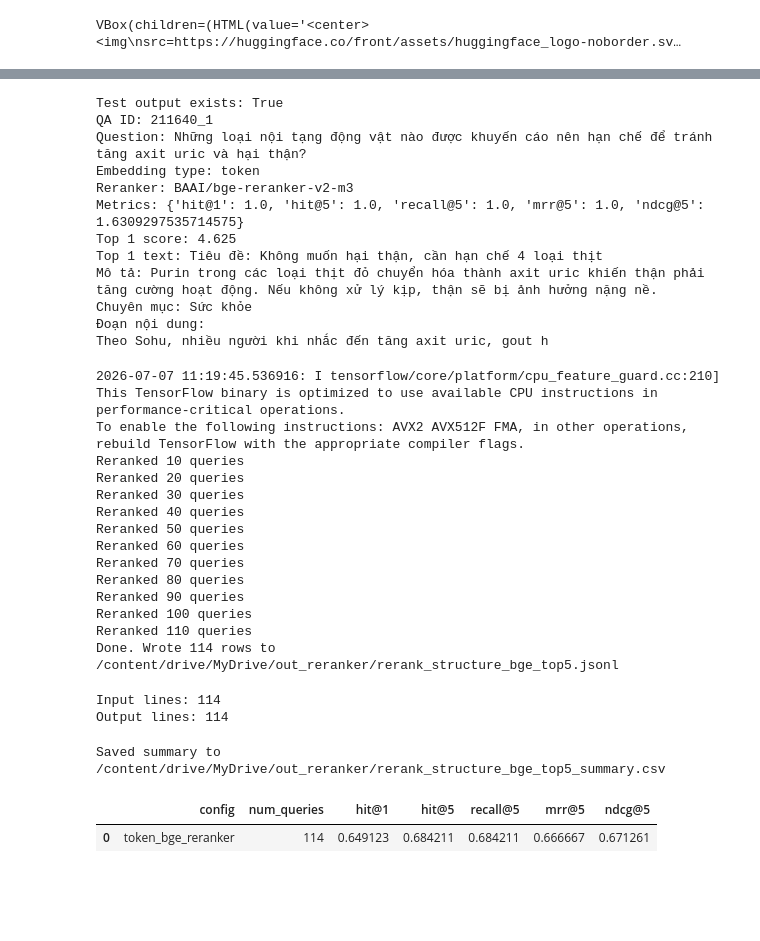
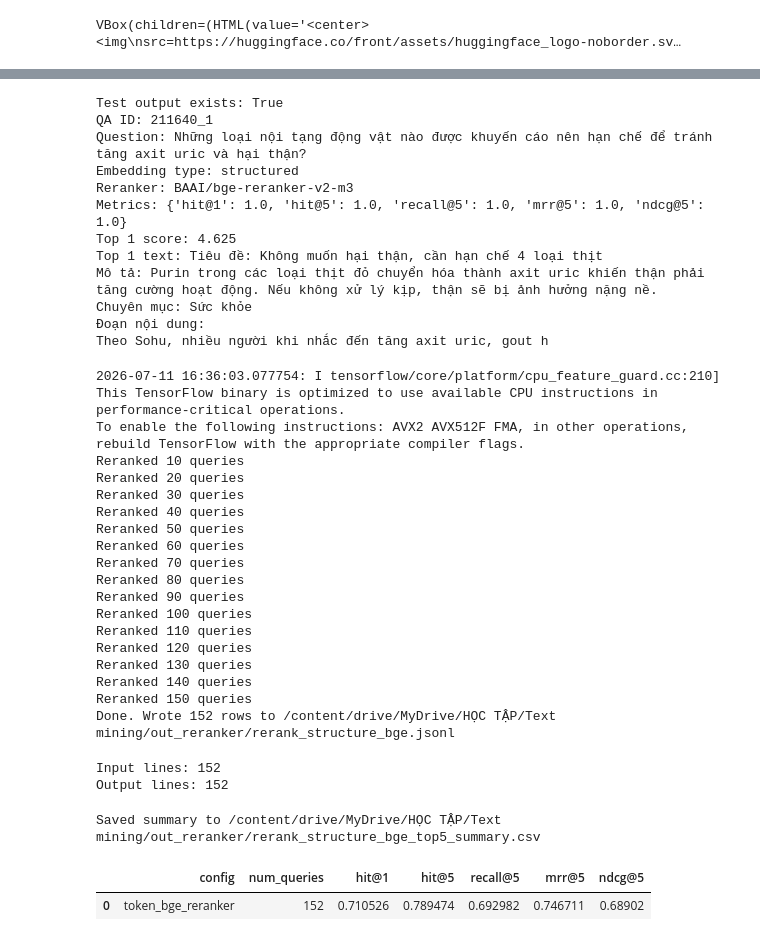
Before and after one commit to TiiAyyLuvBear/Text-Mining---RAG-on-News, a Jupyter notebook: src/re-ranker/BGE_STRUCTURE/Re_ranker_structrure.ipynb, the cells around one changed output, grey strips where cells are left out. Saved outputs shown, nothing was run; the diff lists cells and outputs as text; code cells hidden in the pictures; blank space fills up the shorter version.

Commit message:
update đủ các file của bge structure và bge token

```diff
--- a/src/re-ranker/BGE_STRUCTURE/Re_ranker_structrure.ipynb
+++ b/src/re-ranker/BGE_STRUCTURE/Re_ranker_structrure.ipynb
@@ -66,7 +66,7 @@ FlagEmbedding installed: True
 # %%
 from pathlib import Path
 
-input_path = Path("/content/drive/MyDrive/out_embedding/per_query_structured.jsonl")
+input_path = Path("/content/drive/MyDrive/HỌC TẬP/Text mining/out_embedding/per_query_structured.jsonl")
 
 print("Input exists:", input_path.exists())
 print("Input path:", input_path)
@@ -118,7 +118,7 @@ Done. Wrote 5 rows to /content/drive/MyDrive/out_reranker/rerank_token_bge_top5_
 import json
 from pathlib import Path
 
-test_output = Path("/content/drive/MyDrive/out_reranker/rerank_token_bge_top5_test.jsonl")
+test_output = Path("/content/drive/MyDrive/HỌC TẬP/Text mining/out_reranker/rerank_structure_bge_top5_test.jsonl")
 
 print("Test output exists:", test_output.exists())
 
@@ -136,9 +136,9 @@ print("Top 1 text:", row["reranked_candidates"][0]["text"][:300])
 Test output exists: True
 QA ID: 211640_1
 Question: Những loại nội tạng động vật nào được khuyến cáo nên hạn chế để tránh tăng axit uric và hại thận?
-Embedding type: token
+Embedding type: structured
 Reranker: BAAI/bge-reranker-v2-m3
-Metrics: {'hit@1': 1.0, 'hit@5': 1.0, 'recall@5': 1.0, 'mrr@5': 1.0, 'ndcg@5': 1.6309297535714575}
+Metrics: {'hit@1': 1.0, 'hit@5': 1.0, 'recall@5': 1.0, 'mrr@5': 1.0, 'ndcg@5': 1.0}
 Top 1 score: 4.625
 Top 1 text: Tiêu đề: Không muốn hại thận, cần hạn chế 4 loại thịt
 Mô tả: Purin trong các loại thịt đỏ chuyển hóa thành axit uric khiến thận phải tăng cường hoạt động. Nếu không xử lý kịp, thận sẽ bị ảnh hưởng nặng nề.
@@ -146,13 +146,13 @@ Chuyên mục: Sức khỏe
 Đoạn nội dung:
 Theo Sohu, nhiều người khi nhắc đến tăng axit uric, gout h
 # %%
-!python src/re-ranker/bge_rerank_token.py \
-    --input "/content/drive/MyDrive/out_embedding/per_query_structured.jsonl" \
-    --output "/content/drive/MyDrive/out_reranker/rerank_structure_bge_top5.jsonl" \
+!python src/re-ranker/BGE_STRUCTURE/bge_rerank_structure.py \
+    --input "/content/drive/MyDrive/HỌC TẬP/Text mining/out_embedding/per_query_structured.jsonl" \
+    --output "/content/drive/MyDrive/HỌC TẬP/Text mining/out_reranker/rerank_structure_bge.jsonl" \
     --batch-size 8 \
     --fp16
 # %% [output]
-2026-07-07 11:19:45.536916: I tensorflow/core/platform/cpu_feature_guard.cc:210] This TensorFlow binary is optimized to use available CPU instructions in performance-critical operations.
+2026-07-11 16:36:03.077754: I tensorflow/core/platform/cpu_feature_guard.cc:210] This TensorFlow binary is optimized to use available CPU instructions in performance-critical operations.
 To enable the following instructions: AVX2 AVX512F FMA, in other operations, rebuild TensorFlow with the appropriate compiler flags.
 Reranked 10 queries
 Reranked 20 queries
@@ -165,12 +165,16 @@ Reranked 80 queries
 Reranked 90 queries
 Reranked 100 queries
 Reranked 110 queries
-Done. Wrote 114 rows to /content/drive/MyDrive/out_reranker/rerank_structure_bge_top5.jsonl
+Reranked 120 queries
+Reranked 130 queries
+Reranked 140 queries
+Reranked 150 queries
+Done. Wrote 152 rows to /content/drive/MyDrive/HỌC TẬP/Text mining/out_reranker/rerank_structure_bge.jsonl
 # %%
 from pathlib import Path
 
-input_file = Path("/content/drive/MyDrive/out_embedding/per_query_structured.jsonl")
-output_file = Path("/content/drive/MyDrive/out_reranker/rerank_structure_bge_top5.jsonl")
+input_file = Path("/content/drive/MyDrive/HỌC TẬP/Text mining/out_embedding/per_query_structured.jsonl")
+output_file = Path("/content/drive/MyDrive/HỌC TẬP/Text mining/out_reranker/rerank_structure_bge.jsonl")
 
 def count_jsonl(path):
     with path.open("r", encoding="utf-8") as f:
@@ -179,42 +183,42 @@ def count_jsonl(path):
 print("Input lines:", count_jsonl(input_file))
 print("Output lines:", count_jsonl(output_file))
 # %% [output]
-Input lines: 114
-Output lines: 114
+Input lines: 152
+Output lines: 152
 # %%
 import json
 import pandas as pd
 from pathlib import Path
 
-output_file = Path("/content/drive/MyDrive/out_reranker/rerank_structure_bge_top5.jsonl")
-summary_file = Path("/content/drive/MyDrive/out_reranker/rerank_structure_bge_top5_summary.csv")
+output_file = Path("/content/drive/MyDrive/HỌC TẬP/Text mining/out_reranker/rerank_structure_bge.jsonl")
+summary_file = Path("/content/drive/MyDrive/HỌC TẬP/Text mining/out_reranker/rerank_structure_bge_summary.csv")
 
 rows = []
 
 with output_file.open("r", encoding="utf-8") as f:
     for line in f:
         row = json.loads(line)
         rows.append(row["rerank_metrics"])
 
 df = pd.DataFrame(rows)
 
 summary = {
     "config": "token_bge_reranker",
     "num_queries": len(df),
     "hit@1": df["hit@1"].mean(),
     "hit@5": df["hit@5"].mean(),
     "recall@5": df["recall@5"].mean(),
     "mrr@5": df["mrr@5"].mean(),
     "ndcg@5": df["ndcg@5"].mean(),
 }
 
 summary_df = pd.DataFrame([summary])
 
 
 summary_df.to_csv(summary_file, index=False, encoding="utf-8-sig")
 print(f"Saved summary to {summary_file}")
 summary_df
 # %% [output]
-Saved summary to /content/drive/MyDrive/out_reranker/rerank_structure_bge_top5_summary.csv
+Saved summary to /content/drive/MyDrive/HỌC TẬP/Text mining/out_reranker/rerank_structure_bge_top5_summary.csv
 |  | config | num_queries | hit@1 | hit@5 | recall@5 | mrr@5 | ndcg@5 |
-| 0 | token_bge_reranker | 114 | 0.649123 | 0.684211 | 0.684211 | 0.666667 | 0.671261 |
+| 0 | token_bge_reranker | 152 | 0.710526 | 0.789474 | 0.692982 | 0.746711 | 0.68902 |
```
Also changed, not shown: parts of 5 cells of this notebook, 20 other files.
